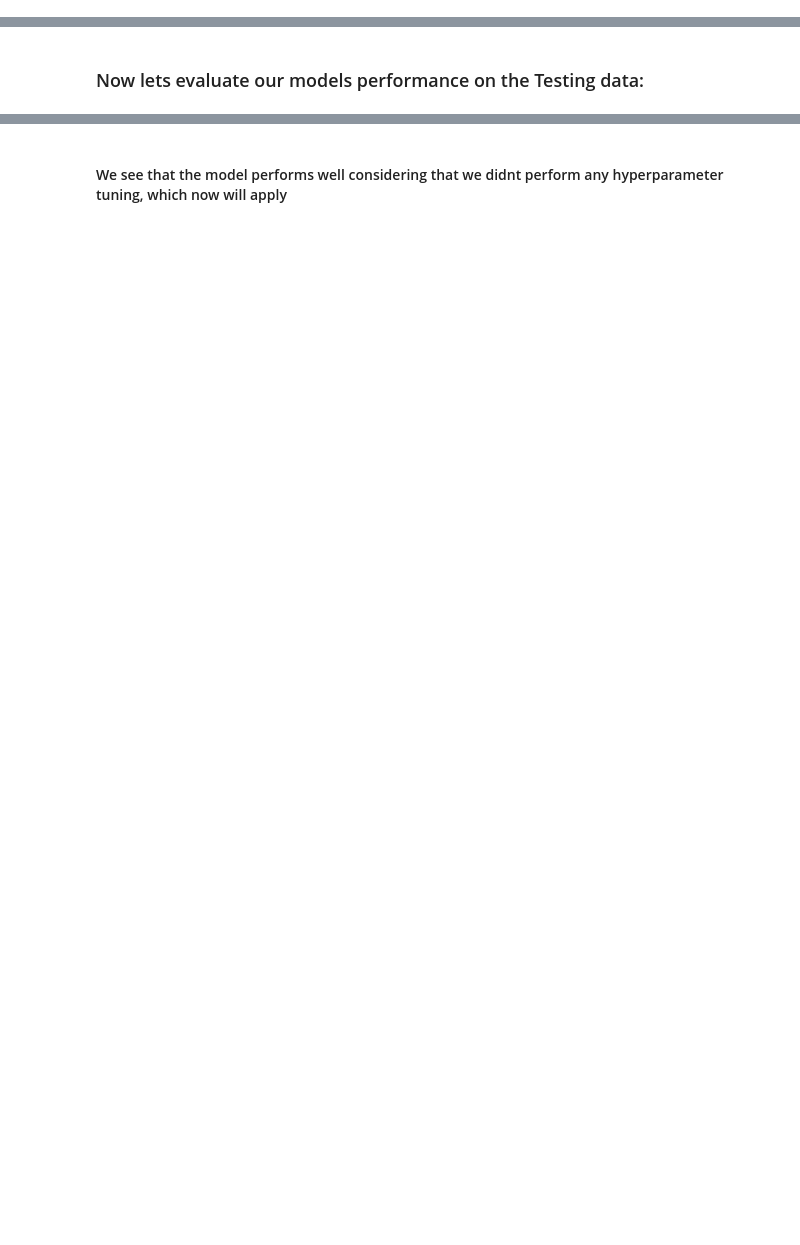
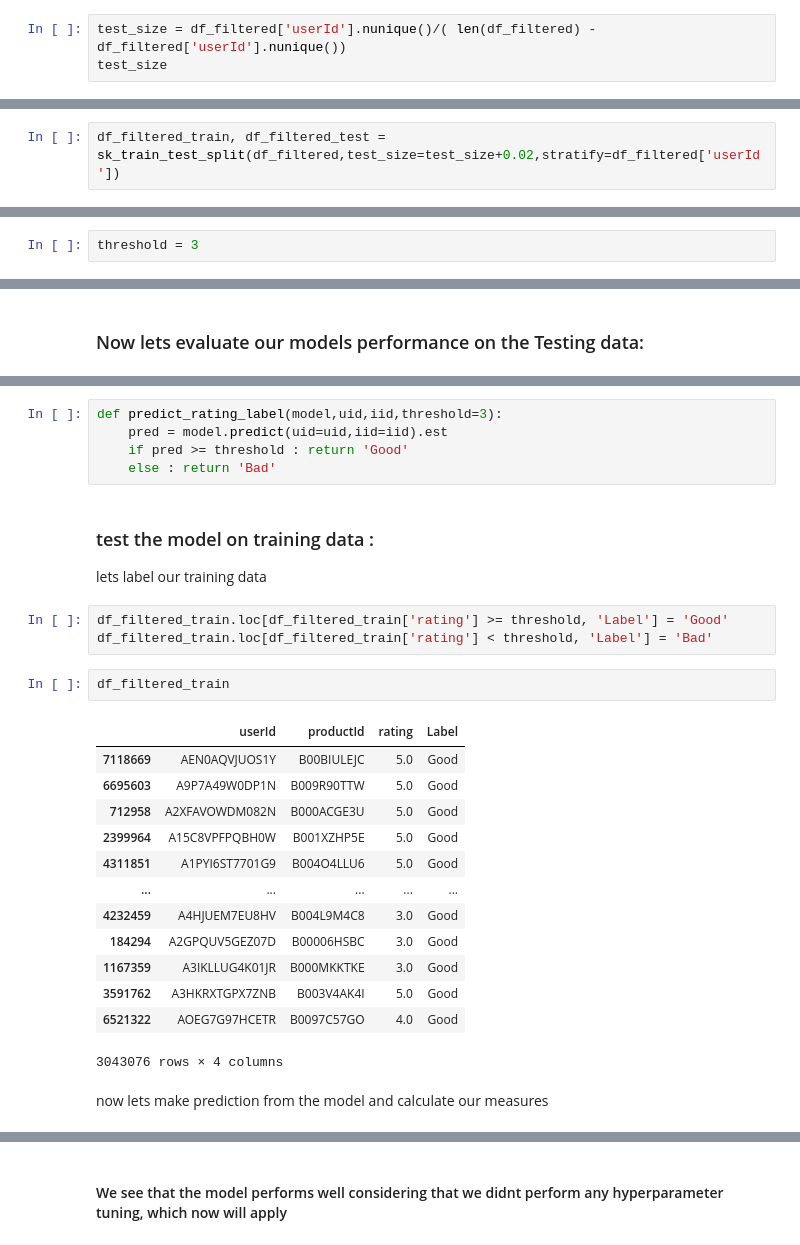
Before and after one commit to Faisal-Alageel/Recommendation-Engine, a Jupyter notebook: Recommendations.ipynb, the cells around one changed output, grey strips where cells are left out. Saved outputs shown, nothing was run; the diff lists cells and outputs as text; blank space fills up the shorter version.

```diff
--- a/Recommendations.ipynb
+++ b/Recommendations.ipynb
@@ -295,0 +332,3 @@ df_filtered.sort_values('score',ascending=False)
+# %%
+test_size = df_filtered['userId'].nunique()/( len(df_filtered) - df_filtered['userId'].nunique())
+test_size
@@ -295,0 +337,2 @@ df_filtered.sort_values('score',ascending=False)
+# %%
+df_filtered_train, df_filtered_test = sk_train_test_split(df_filtered,test_size=test_size+0.02,stratify=df_filtered['userId'])
@@ -325,3 +377,5 @@ the models Mean absolute error on the training data is :0.6102365010984647, and
+# %%
+threshold = 3
 # %%
 def precision_recall_at_k(predictions, k=10, threshold=3.5):
     """Return precision and recall at k metrics for each user"""
@@ -392,0 +447,30 @@ the models Precision on the testing data is :0.6800516610604026, and the Recall
+# %%
+def predict_rating_label(model,uid,iid,threshold=3):
+    pred = model.predict(uid=uid,iid=iid).est
+    if pred >= threshold : return 'Good'
+    else : return 'Bad'
+# %% [markdown]
+### test the model on training data :
+
+lets label our training data
+# %%
+df_filtered_train.loc[df_filtered_train['rating'] >= threshold, 'Label'] = 'Good'
+df_filtered_train.loc[df_filtered_train['rating'] < threshold, 'Label'] = 'Bad'
+# %%
+df_filtered_train
+# %% [output]
+|  | userId | productId | rating | Label |
+| 7118669 | AEN0AQVJUOS1Y | B00BIULEJC | 5.0 | Good |
+| 6695603 | A9P7A49W0DP1N | B009R90TTW | 5.0 | Good |
+| 712958 | A2XFAVOWDM082N | B000ACGE3U | 5.0 | Good |
+| 2399964 | A15C8VPFPQBH0W | B001XZHP5E | 5.0 | Good |
+| 4311851 | A1PYI6ST7701G9 | B004O4LLU6 | 5.0 | Good |
+| ... | ... | ... | ... | ... |
+| 4232459 | A4HJUEM7EU8HV | B004L9M4C8 | 3.0 | Good |
+| 184294 | A2GPQUV5GEZ07D | B00006HSBC | 3.0 | Good |
+| 1167359 | A3IKLLUG4K01JR | B000MKKTKE | 3.0 | Good |
+| 3591762 | A3HKRXTGPX7ZNB | B003V4AK4I | 5.0 | Good |
+| 6521322 | AOEG7G97HCETR | B0097C57GO | 4.0 | Good |
+3043076 rows × 4 columns
+# %% [markdown]
+now lets make prediction from the model and calculate our measures
```
Also changed, not shown: parts of 43 cells of this notebook, 2 other files.
